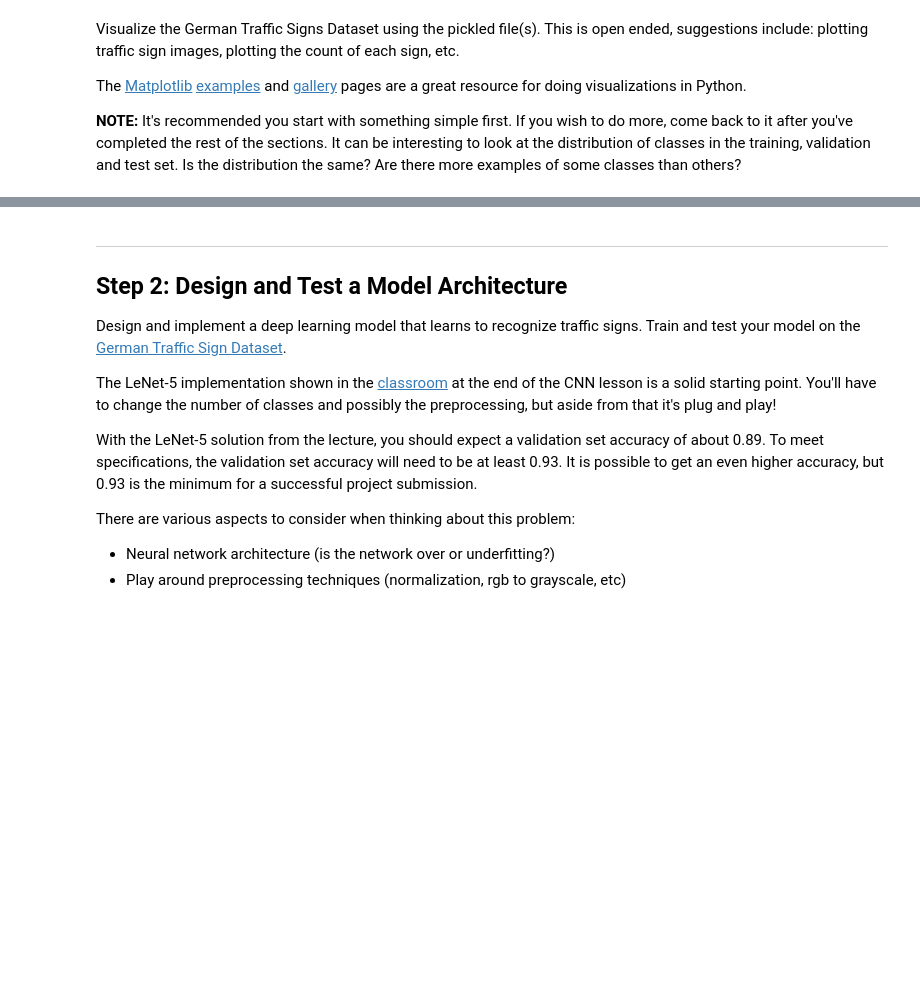
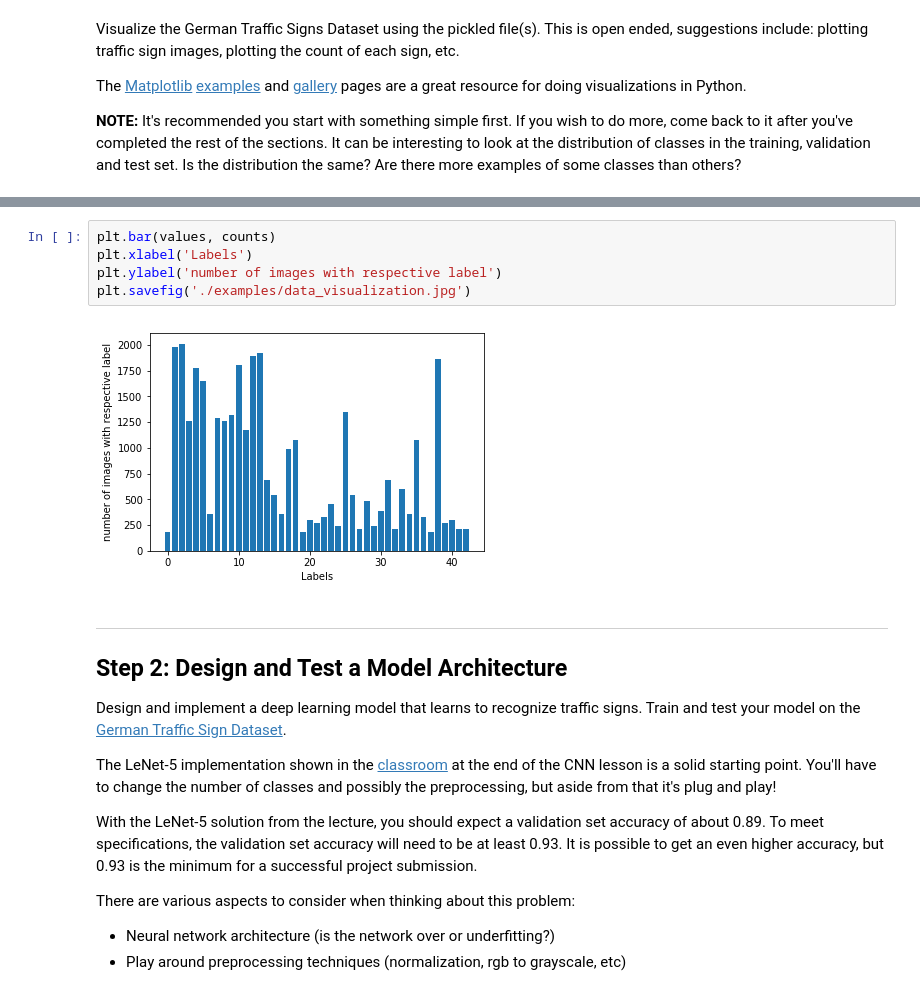
Before and after one commit to AnibalSiguenza/traffic_sign_clasifier, a Jupyter notebook: Traffic_Sign_Classifier.ipynb, the cells around one changed output, grey strips where cells are left out. Cells and saved outputs as stored; diff of their text form; blank space fills up the shorter version.

```diff
--- a/Traffic_Sign_Classifier.ipynb
+++ b/Traffic_Sign_Classifier.ipynb
@@ -134,3 +135,10 @@ for nImage in range(9):
+# %%
+plt.bar(values, counts)
+plt.xlabel('Labels')
+plt.ylabel('number of images with respective label')
+plt.savefig('./examples/data_visualization.jpg')
+# %% [output]
+[figure, added]
 # %% [markdown]
 ----
 
```
Also changed, not shown: parts of 5 cells of this notebook, 17 other files.
